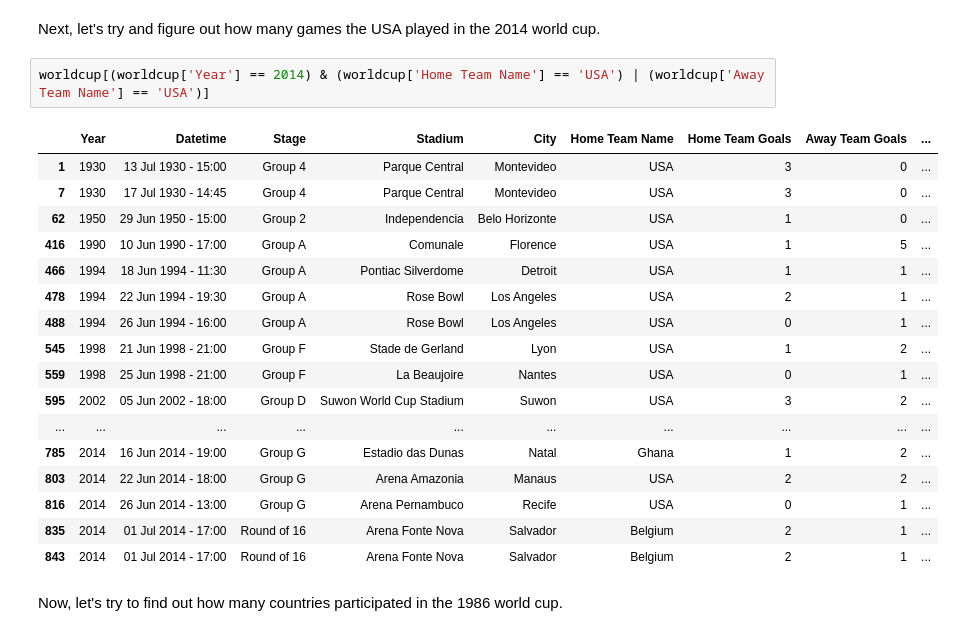
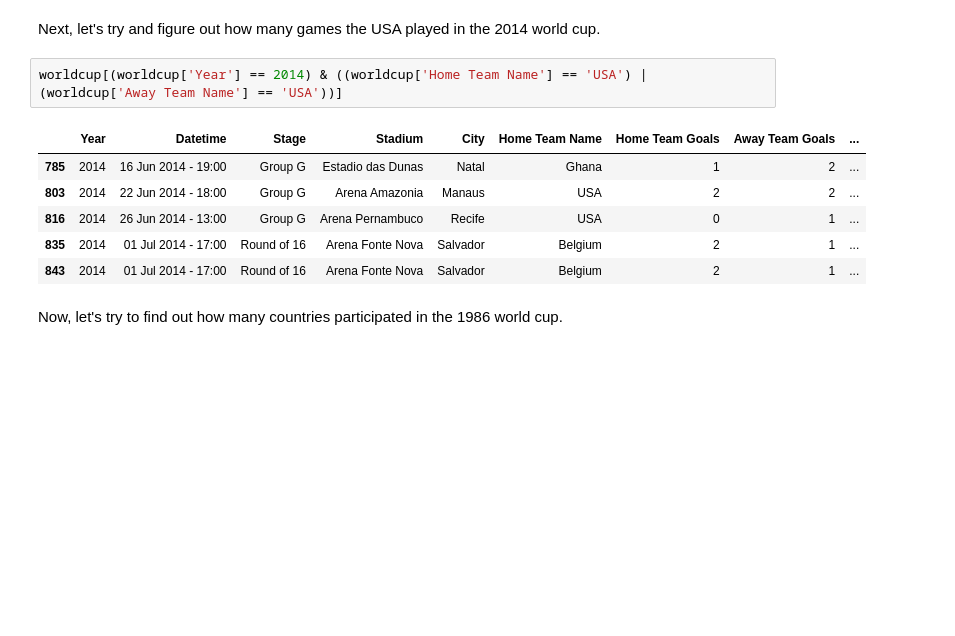
Before and after one commit to dlm6693/dsc-1-03-09-accessing-data-within-pandas-lab-nyc-ds-career-031119, a Jupyter notebook: index.ipynb, the cells around one changed output. Saved outputs shown, nothing was run; the diff lists cells and outputs as text; blank space fills up the shorter version.

```diff
--- a/index.ipynb
+++ b/index.ipynb
@@ -145,20 +145,9 @@ len(worldcup[worldcup['Home Team Name'] == 'Netherlands'])+len(worldcup[worldcup
 # %% [markdown]
 Next, let's try and figure out how many games the USA played in the 2014 world cup.
 # %%
-worldcup[(worldcup['Year'] == 2014) & (worldcup['Home Team Name'] == 'USA') | (worldcup['Away Team Name'] == 'USA')]
+worldcup[(worldcup['Year'] == 2014) & ((worldcup['Home Team Name'] == 'USA') | (worldcup['Away Team Name'] == 'USA'))]
 # %% [output]
 |  | Year | Datetime | Stage | Stadium | City | Home Team Name | Home Team Goals | Away Team Goals | ... |
-| 1 | 1930 | 13 Jul 1930 - 15:00 | Group 4 | Parque Central | Montevideo | USA | 3 | 0 | ... |
-| 7 | 1930 | 17 Jul 1930 - 14:45 | Group 4 | Parque Central | Montevideo | USA | 3 | 0 | ... |
-| 62 | 1950 | 29 Jun 1950 - 15:00 | Group 2 | Independencia | Belo Horizonte | USA | 1 | 0 | ... |
-| 416 | 1990 | 10 Jun 1990 - 17:00 | Group A | Comunale | Florence | USA | 1 | 5 | ... |
-| 466 | 1994 | 18 Jun 1994 - 11:30 | Group A | Pontiac Silverdome | Detroit | USA | 1 | 1 | ... |
-| 478 | 1994 | 22 Jun 1994 - 19:30 | Group A | Rose Bowl | Los Angeles | USA | 2 | 1 | ... |
-| 488 | 1994 | 26 Jun 1994 - 16:00 | Group A | Rose Bowl | Los Angeles | USA | 0 | 1 | ... |
-| 545 | 1998 | 21 Jun 1998 - 21:00 | Group F | Stade de Gerland | Lyon | USA | 1 | 2 | ... |
-| 559 | 1998 | 25 Jun 1998 - 21:00 | Group F | La Beaujoire | Nantes | USA | 0 | 1 | ... |
-| 595 | 2002 | 05 Jun 2002 - 18:00 | Group D | Suwon World Cup Stadium | Suwon | USA | 3 | 2 | ... |
-| ... | ... | ... | ... | ... | ... | ... | ... | ... | ... |
 | 785 | 2014 | 16 Jun 2014 - 19:00 | Group G | Estadio das Dunas | Natal | Ghana | 1 | 2 | ... |
 | 803 | 2014 | 22 Jun 2014 - 18:00 | Group G | Arena Amazonia | Manaus | USA | 2 | 2 | ... |
 | 816 | 2014 | 26 Jun 2014 - 13:00 | Group G | Arena Pernambuco | Recife | USA | 0 | 1 | ... |
```
